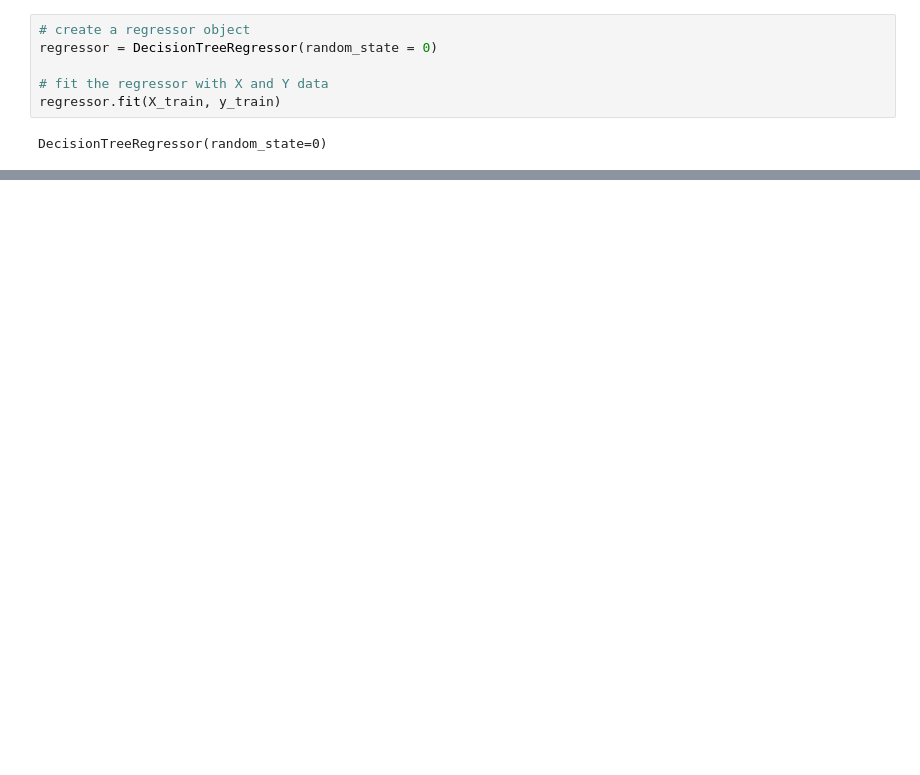
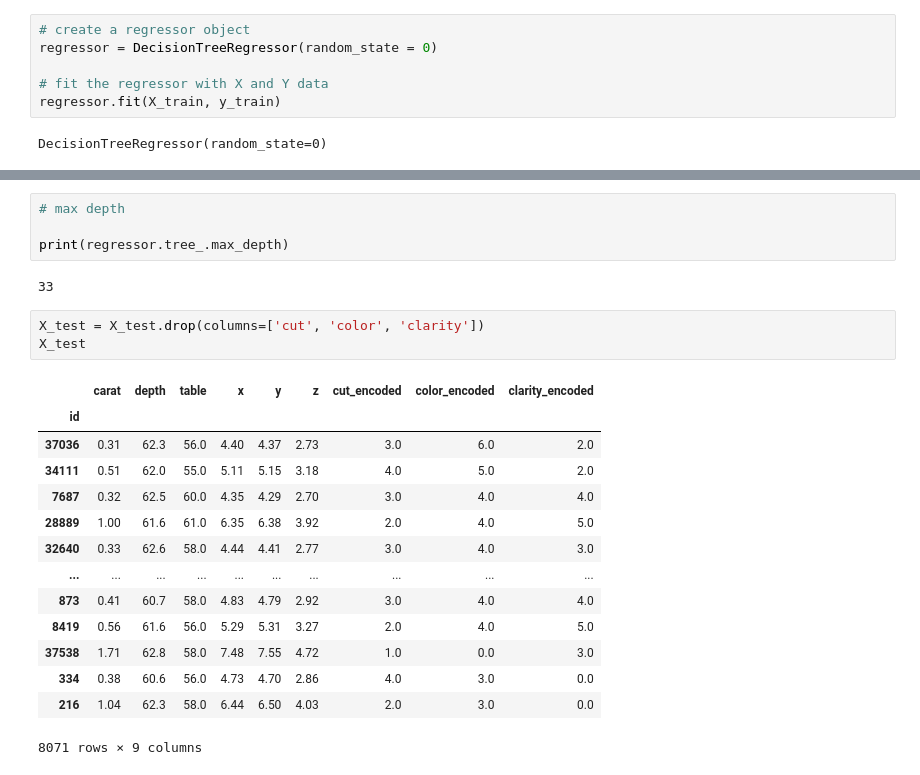
Before and after one commit to Stefy-Castillo/Kaggle_competition, a Jupyter notebook: 02_cuadernos/06_Modelado.ipynb, the cells around one changed output, grey strips where cells are left out. Drawn from its saved outputs; the diff is of its cells as text; blank space fills up the shorter version.

```diff
--- a/02_cuadernos/06_Modelado.ipynb
+++ b/02_cuadernos/06_Modelado.ipynb
@@ -98,0 +104,24 @@ Wall time: 0 ns
+# %%
+# max depth
+
+print(regressor.tree_.max_depth)
+# %% [output]
+33
+# %%
+X_test = X_test.drop(columns=['cut', 'color', 'clarity'])
+X_test
+# %% [output]
+|  | carat | depth | table | x | y | z | cut_encoded | color_encoded | clarity_encoded |
+| id |  |  |  |  |  |  |  |  |  |
+| 37036 | 0.31 | 62.3 | 56.0 | 4.40 | 4.37 | 2.73 | 3.0 | 6.0 | 2.0 |
+| 34111 | 0.51 | 62.0 | 55.0 | 5.11 | 5.15 | 3.18 | 4.0 | 5.0 | 2.0 |
+| 7687 | 0.32 | 62.5 | 60.0 | 4.35 | 4.29 | 2.70 | 3.0 | 4.0 | 4.0 |
+| 28889 | 1.00 | 61.6 | 61.0 | 6.35 | 6.38 | 3.92 | 2.0 | 4.0 | 5.0 |
+| 32640 | 0.33 | 62.6 | 58.0 | 4.44 | 4.41 | 2.77 | 3.0 | 4.0 | 3.0 |
+| ... | ... | ... | ... | ... | ... | ... | ... | ... | ... |
+| 873 | 0.41 | 60.7 | 58.0 | 4.83 | 4.79 | 2.92 | 3.0 | 4.0 | 4.0 |
+| 8419 | 0.56 | 61.6 | 56.0 | 5.29 | 5.31 | 3.27 | 2.0 | 4.0 | 5.0 |
+| 37538 | 1.71 | 62.8 | 58.0 | 7.48 | 7.55 | 4.72 | 1.0 | 0.0 | 3.0 |
+| 334 | 0.38 | 60.6 | 56.0 | 4.73 | 4.70 | 2.86 | 4.0 | 3.0 | 0.0 |
+| 216 | 1.04 | 62.3 | 58.0 | 6.44 | 6.50 | 4.03 | 2.0 | 3.0 | 0.0 |
+8071 rows × 9 columns
```
Also changed, not shown: parts of 15 cells of this notebook, 3 other files.
